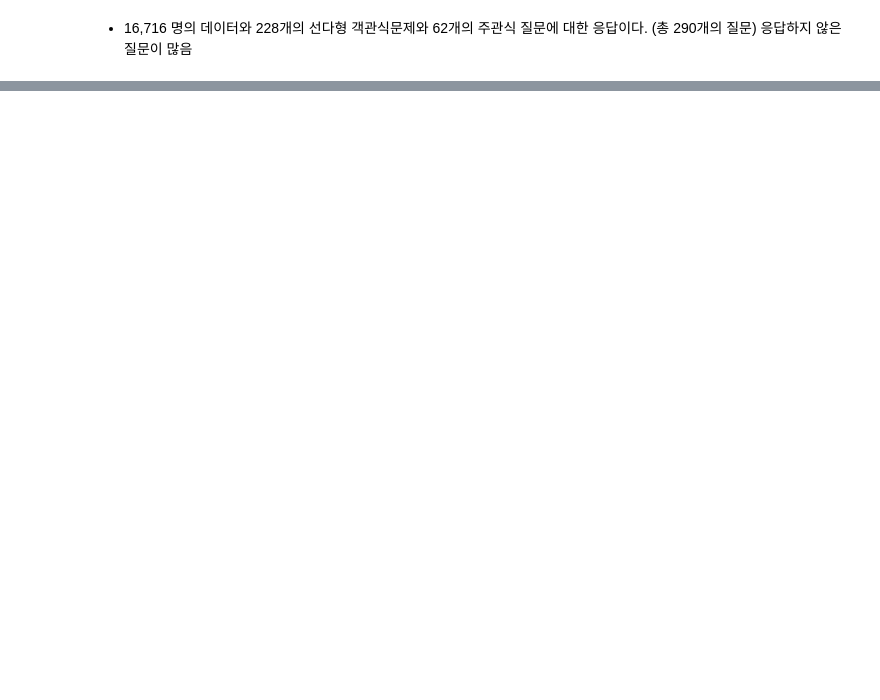
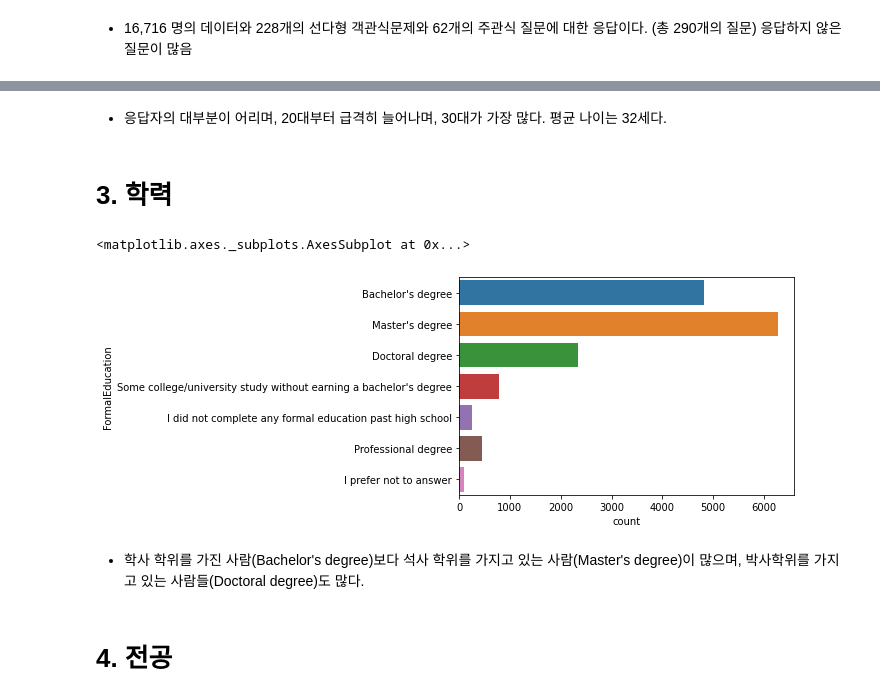
Before and after one commit to HwayoungYoon/Data-Analysis-Practice, a Jupyter notebook: kaggle-survey-2017/kaggle_DS_FAQ_1.ipynb, the cells around one changed output, grey strips where cells are left out. Cells and saved outputs as stored; diff of their text form; code cells hidden in the pictures; blank space fills up the shorter version.

```diff
--- a/kaggle-survey-2017/kaggle_DS_FAQ_1.ipynb
+++ b/kaggle-survey-2017/kaggle_DS_FAQ_1.ipynb
@@ -147,0 +236,14 @@ msno.matrix(mcq, figsize=(12,5))
+# %% [markdown]
+* 응답자의 대부분이 어리며, 20대부터 급격히 늘어나며, 30대가 가장 많다. 평균 나이는 32세다.
+# %% [markdown]
+# **3. 학력**
+# %%
+# 학력에 대한 시각화
+sns.countplot(y='FormalEducation', data=mcq)
+# %% [output]
+<matplotlib.axes._subplots.AxesSubplot at 0x...>
+[figure, added]
+# %% [markdown]
+* 학사 학위를 가진 사람(Bachelor's degree)보다 석사 학위를 가지고 있는 사람(Master's degree)이 많으며, 박사학위를 가지고 있는 사람들(Doctoral degree)도 많다.
+# %% [markdown]
+# **4. 전공**
```
Also changed, not shown: parts of 49 cells of this notebook.
